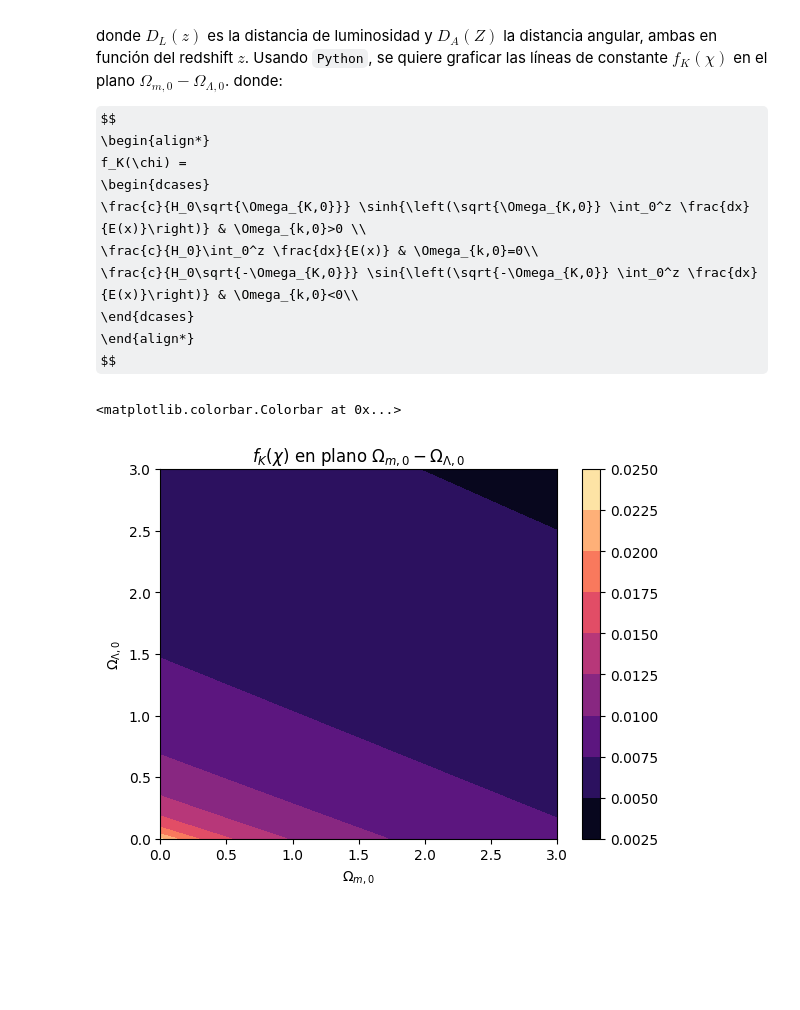
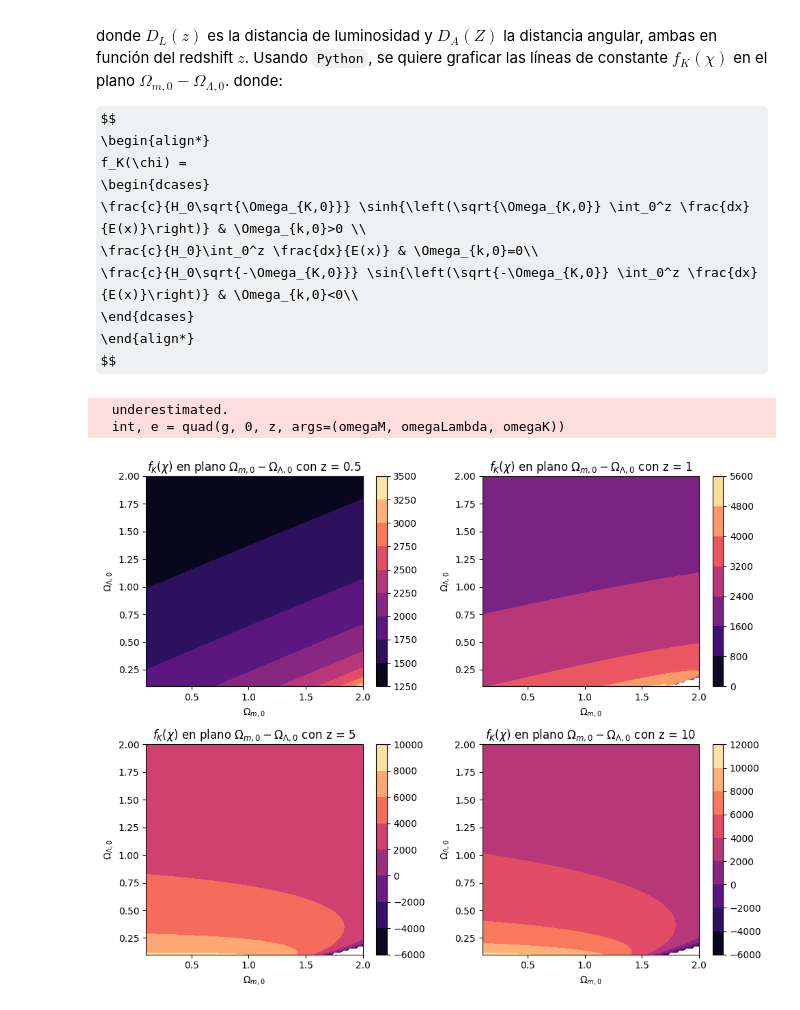
Before and after one commit to matias-z-s/tareasCosmo, a Jupyter notebook: Tarea1/P6-P7.ipynb, the cells around one changed output. Cells and saved outputs as stored; diff of their text form; code cells hidden in the pictures; some formulas as TeX source; blank space fills up the shorter version.

```diff
--- a/Tarea1/P6-P7.ipynb
+++ b/Tarea1/P6-P7.ipynb
@@ -95,16 +121,50 @@ def f(z, omegaM, omegaLambda):
 # %%
-# se generan soluciones para distintos valores
-F = np.zeros((len(O_m), len(O_m)))
-for i in range(len(O_m)):
-    for j in range(len(O_m)):
-        F[i, j] = f(1, O_m[i], O_lambda[j])
+# se generan soluciones para distintos valores de redshift
+### función para generar soluciones
+def Fsol(z):
+    F = np.zeros((len(O_m), len(O_m)))
+    for i in range(len(O_m)):
+        for j in range(len(O_m)):
+            F[i, j] = f(z, O_m[i], O_lambda[j])
+    return F
+
+F1 = Fsol(0.5)
+F2 = Fsol(1)
+F3 = Fsol(5)
+F4 = Fsol(10)
+# %% [output]
+  underestimated.
+  int, e = quad(g, 0, z, args=(omegaM, omegaLambda, omegaK))
-# %%
-# se plotea
-plt.contourf(O_m, O_lambda, F, cmap = 'magma' )
-plt.xlabel(r'$\Omega_{m,0}$')
-plt.ylabel(r'$\Omega_{\Lambda,0}$')
-plt.title(r'$f_K(\chi)$ en plano $\Omega_{m,0}-\Omega_{\Lambda,0}$')
-plt.colorbar()
-# %% [output]
-<matplotlib.colorbar.Colorbar at 0x...>
-[figure, removed]
+# %%
+# se plotea para distintos redshift
+fig, axs = plt.subplots(2, 2, figsize=(10, 8))
+
+contour1 = axs[0, 0].contourf(O_m, O_lambda, F1, cmap='magma')
+axs[0, 0].set_title(r'$f_K(\chi)$ en plano $\Omega_{m,0}-\Omega_{\Lambda,0}$ con z = 0.5')
+axs[0, 0].set_xlabel(r'$\Omega_{m,0}$')
+axs[0, 0].set_ylabel(r'$\Omega_{\Lambda,0}$')
+fig.colorbar(contour1, ax=axs[0, 0])
+
+contour2 = axs[0, 1].contourf(O_m, O_lambda, F2, cmap='magma')
+axs[0, 1].set_title(r'$f_K(\chi)$ en plano $\Omega_{m,0}-\Omega_{\Lambda,0}$ con z = 1')
+axs[0, 1].set_xlabel(r'$\Omega_{m,0}$')
+axs[0, 1].set_ylabel(r'$\Omega_{\Lambda,0}$')
+fig.colorbar(contour2, ax=axs[0, 1])
+
+contour3 = axs[1, 0].contourf(O_m, O_lambda, F3, cmap='magma')
+axs[1, 0].set_title(r'$f_K(\chi)$ en plano $\Omega_{m,0}-\Omega_{\Lambda,0}$ con z = 5')
+axs[1, 0].set_xlabel(r'$\Omega_{m,0}$')
+axs[1, 0].set_ylabel(r'$\Omega_{\Lambda,0}$')
+fig.colorbar(contour3, ax=axs[1, 0])
+
+contour4 = axs[1, 1].contourf(O_m, O_lambda, F4, cmap='magma')
+axs[1, 1].set_title(r'$f_K(\chi)$ en plano $\Omega_{m,0}-\Omega_{\Lambda,0}$ con z = 10')
+axs[1, 1].set_xlabel(r'$\Omega_{m,0}$')
+axs[1, 1].set_ylabel(r'$\Omega_{\Lambda,0}$')
+fig.colorbar(contour4, ax=axs[1, 1])
+
+plt.tight_layout()
+
+plt.show()
+# %% [output]
+[figure, added]
```
Also changed, not shown: parts of 4 cells of this notebook.
